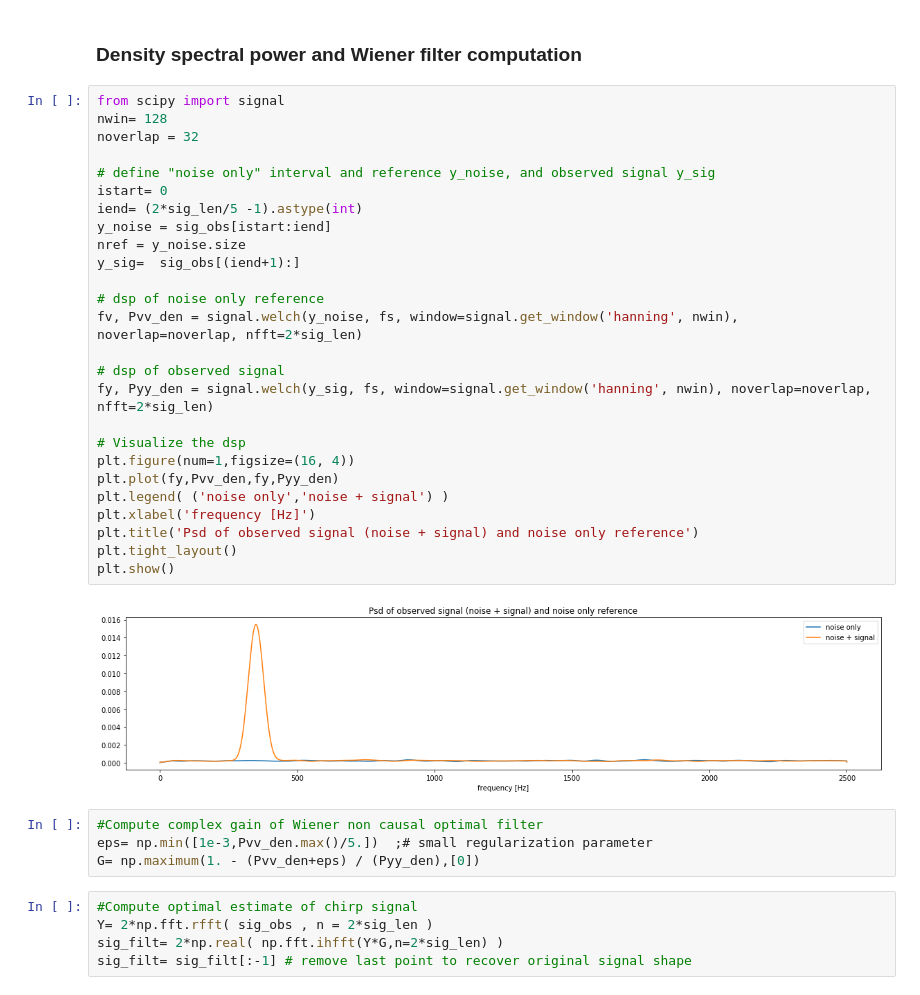
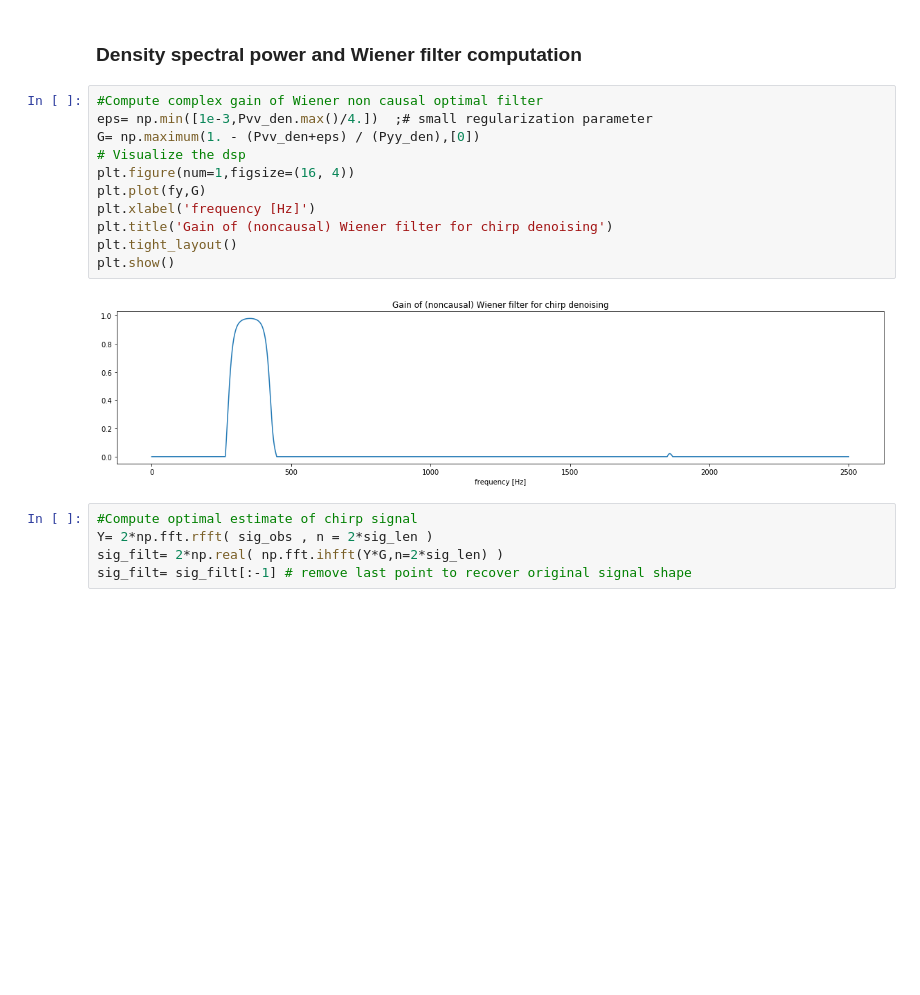
Before and after one commit to fchatelain/ExemplesFLO, a Jupyter notebook: denoising_chirp_Wiener_smoothing.ipynb, the cells around one changed output. Saved outputs shown, nothing was run; the diff lists cells and outputs as text; blank space fills up the shorter version.

```diff
--- a/denoising_chirp_Wiener_smoothing.ipynb
+++ b/denoising_chirp_Wiener_smoothing.ipynb
@@ -92,38 +92,19 @@ Audio(sig_obs / np.max(np.abs(sig_obs)), rate=fs)
 [interactive output not drawn]
 # %% [markdown]
 ### Density spectral power and Wiener filter computation
-# %%
-from scipy import signal
-nwin= 128
-noverlap = 32
-
-# define "noise only" interval and reference y_noise, and observed signal y_sig
-istart= 0
-iend= (2*sig_len/5 -1).astype(int)
-y_noise = sig_obs[istart:iend]
-nref = y_noise.size
-y_sig=  sig_obs[(iend+1):]
-
-# dsp of noise only reference
-fv, Pvv_den = signal.welch(y_noise, fs, window=signal.get_window('hanning', nwin), noverlap=noverlap, nfft=2*sig_len)
-
-# dsp of observed signal
-fy, Pyy_den = signal.welch(y_sig, fs, window=signal.get_window('hanning', nwin), noverlap=noverlap, nfft=2*sig_len)
-
-# Visualize the dsp
-plt.figure(num=1,figsize=(16, 4))
-plt.plot(fy,Pvv_den,fy,Pyy_den)
-plt.legend( ('noise only','noise + signal') )
-plt.xlabel('frequency [Hz]')
-plt.title('Psd of observed signal (noise + signal) and noise only reference')
-plt.tight_layout()
-plt.show()
-# %% [output]
-[figure, removed]
 # %%
 #Compute complex gain of Wiener non causal optimal filter
-eps= np.min([1e-3,Pvv_den.max()/5.])  ;# small regularization parameter
+eps= np.min([1e-3,Pvv_den.max()/4.])  ;# small regularization parameter
 G= np.maximum(1. - (Pvv_den+eps) / (Pyy_den),[0])
+# Visualize the dsp
+plt.figure(num=1,figsize=(16, 4))
+plt.plot(fy,G)
+plt.xlabel('frequency [Hz]')
+plt.title('Gain of (noncausal) Wiener filter for chirp denoising')
+plt.tight_layout()
+plt.show()
+# %% [output]
+[figure, added]
 # %%
 #Compute optimal estimate of chirp signal
 Y= 2*np.fft.rfft( sig_obs , n = 2*sig_len )
```
Also changed, not shown: parts of 3 cells of this notebook.
